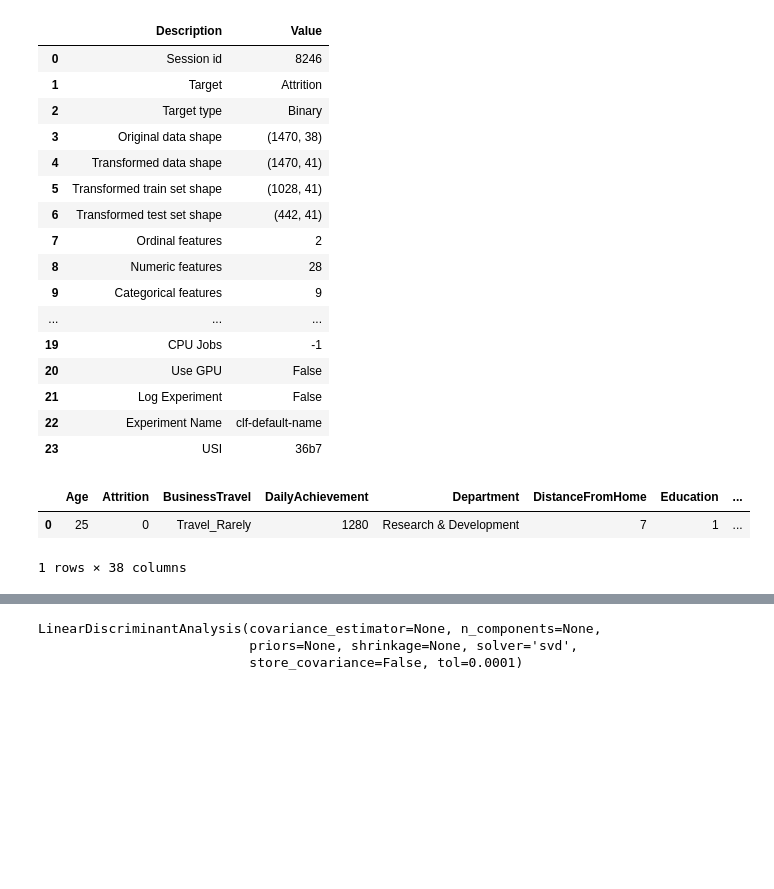
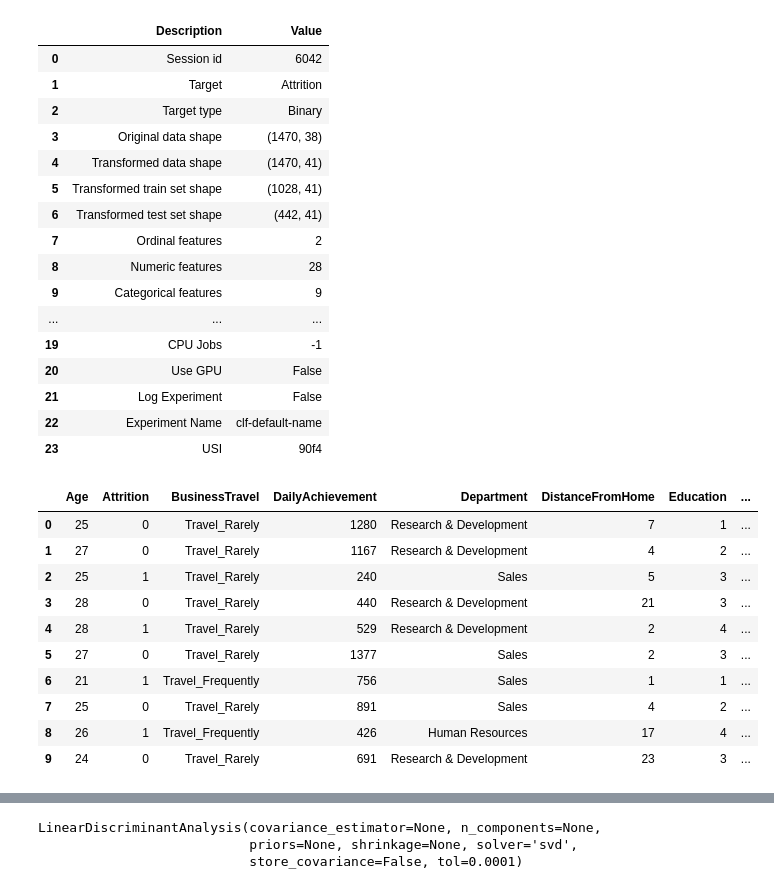
Before and after one commit to elsy0111/GCI2023Winter, a Jupyter notebook: main.ipynb, the cells around one changed output, grey strips where cells are left out. Cells and saved outputs as stored; diff of their text form; code cells hidden in the pictures; blank space fills up the shorter version.

```diff
--- a/main.ipynb
+++ b/main.ipynb
@@ -7,6 +7,7 @@ import pandas as pd
 # import pycaret
 # import matplotlib
 from pycaret.classification import *
+pd.set_option('display.max_columns', 100)
 # %%
 filename = "data.csv"
 df = pd.read_csv(filename)
@@ -18,7 +19,7 @@ df[purpose] = df[purpose].map(label_mapping)
 exp = setup(data = df, target = purpose)
 # %% [output]
 |  | Description | Value |
-| 0 | Session id | 8246 |
+| 0 | Session id | 6042 |
 | 1 | Target | Attrition |
 | 2 | Target type | Binary |
 | 3 | Original data shape | (1470, 38) |
@@ -33,13 +34,21 @@ exp = setup(data = df, target = purpose)
 | 20 | Use GPU | False |
 | 21 | Log Experiment | False |
 | 22 | Experiment Name | clf-default-name |
-| 23 | USI | 36b7 |
+| 23 | USI | 90f4 |
 # %%
-df[:1]
+df[:10]
 # %% [output]
 |  | Age | Attrition | BusinessTravel | DailyAchievement | Department | DistanceFromHome | Education | ... |
 | 0 | 25 | 0 | Travel_Rarely | 1280 | Research & Development | 7 | 1 | ... |
+| 1 | 27 | 0 | Travel_Rarely | 1167 | Research & Development | 4 | 2 | ... |
+| 2 | 25 | 1 | Travel_Rarely | 240 | Sales | 5 | 3 | ... |
+| 3 | 28 | 0 | Travel_Rarely | 440 | Research & Development | 21 | 3 | ... |
+| 4 | 28 | 1 | Travel_Rarely | 529 | Research & Development | 2 | 4 | ... |
+| 5 | 27 | 0 | Travel_Rarely | 1377 | Sales | 2 | 3 | ... |
+| 6 | 21 | 1 | Travel_Frequently | 756 | Sales | 1 | 1 | ... |
+| 7 | 25 | 0 | Travel_Rarely | 891 | Sales | 4 | 2 | ... |
+| 8 | 26 | 1 | Travel_Frequently | 426 | Human Resources | 17 | 4 | ... |
+| 9 | 24 | 0 | Travel_Rarely | 691 | Research & Development | 23 | 3 | ... |
-1 rows × 38 columns
 # %%
 best = compare_models()
 # %% [output]
```
Also changed, not shown: parts of 1 cell of this notebook, 8 other files.
